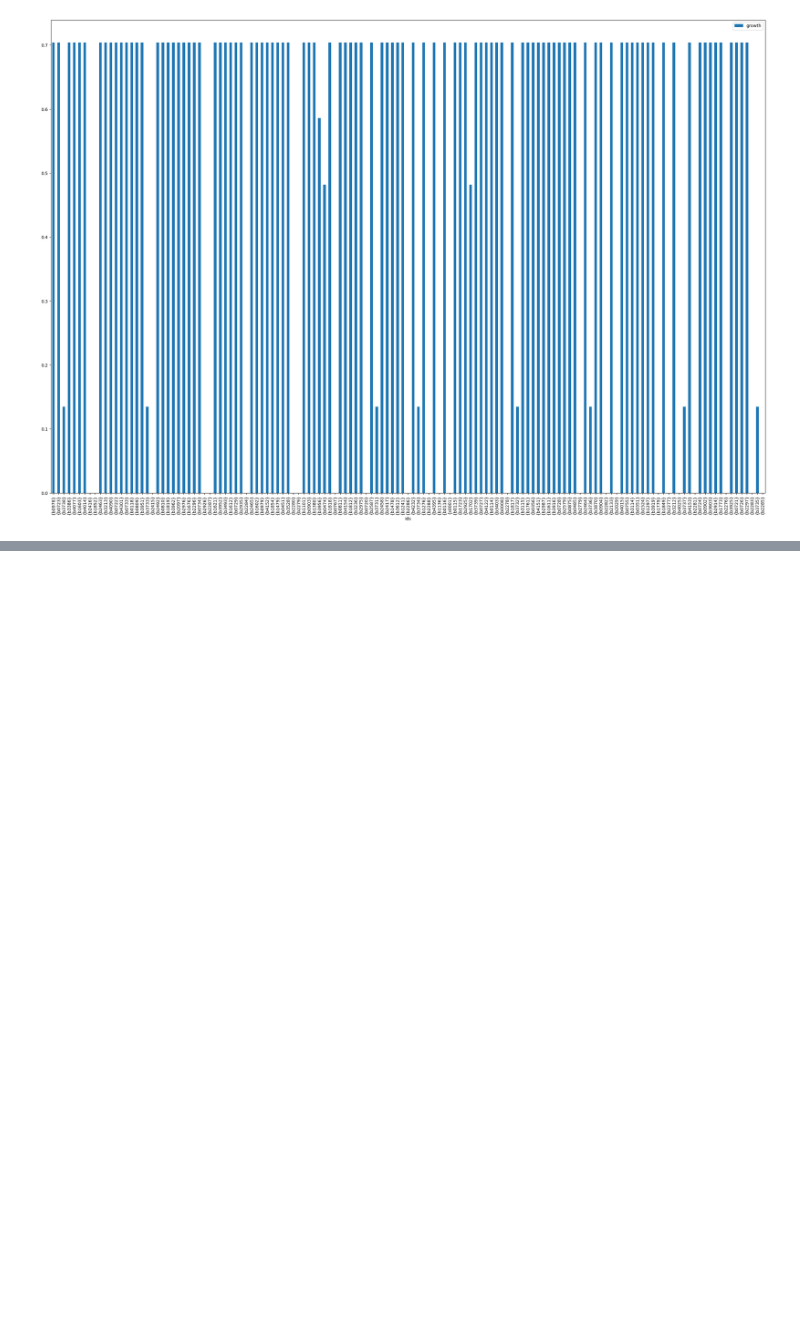
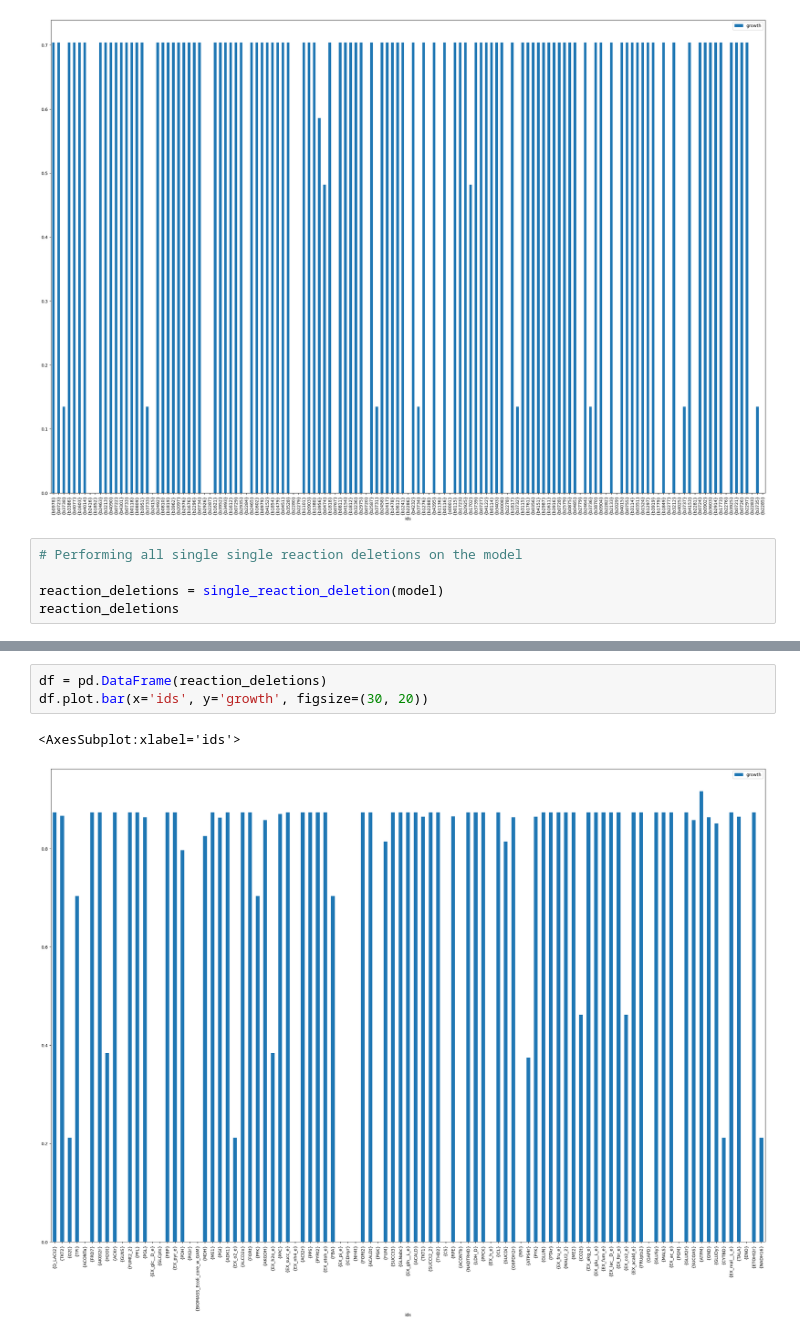
Before and after one commit to vivarium-collective/RashmiRotationProject---Microbial-Metabolic-Modeling-and-Analysis, a Jupyter notebook: Ecoli_CoreModel_Pertubation.ipynb, the cells around one changed output, grey strips where cells are left out. Cells and saved outputs as stored; diff of their text form; blank space fills up the shorter version.

Commit message:
Double Deletion

```diff
--- a/Ecoli_CoreModel_Pertubation.ipynb
+++ b/Ecoli_CoreModel_Pertubation.ipynb
@@ -58,3 +58,8 @@ df.plot.bar(x='ids', y='growth', figsize=(30, 20))
 # %% [output]
 <AxesSubplot:xlabel='ids'>
 [figure]
+# %%
+# Performing all single single reaction deletions on the model
+
+reaction_deletions = single_reaction_deletion(model)
+reaction_deletions
@@ -60,0 +80,6 @@ df.plot.bar(x='ids', y='growth', figsize=(30, 20))
+# %%
+df = pd.DataFrame(reaction_deletions)
+df.plot.bar(x='ids', y='growth', figsize=(30, 20))
+# %% [output]
+<AxesSubplot:xlabel='ids'>
+[figure, added]
```
Also changed, not shown: parts of 4 cells of this notebook.
